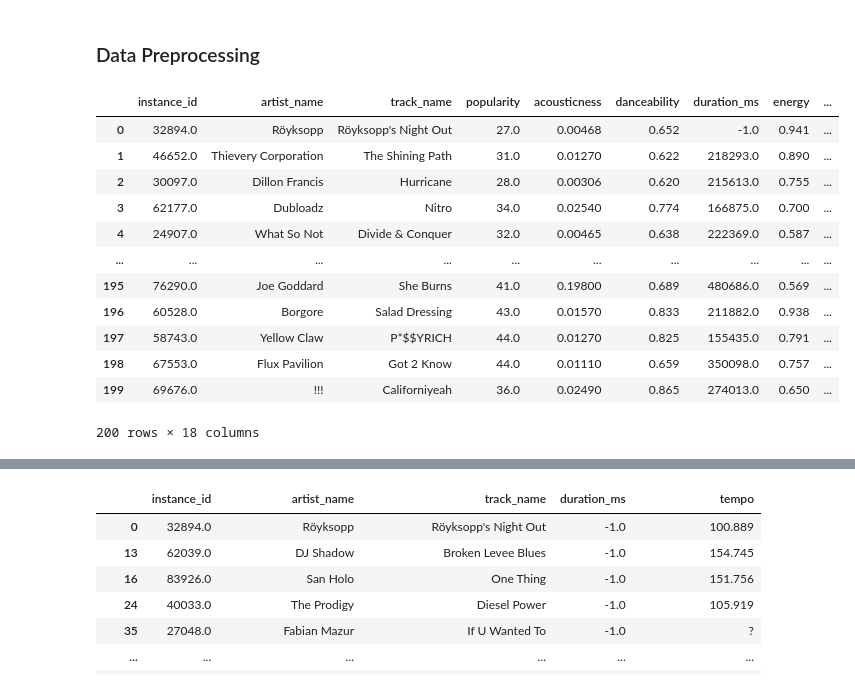
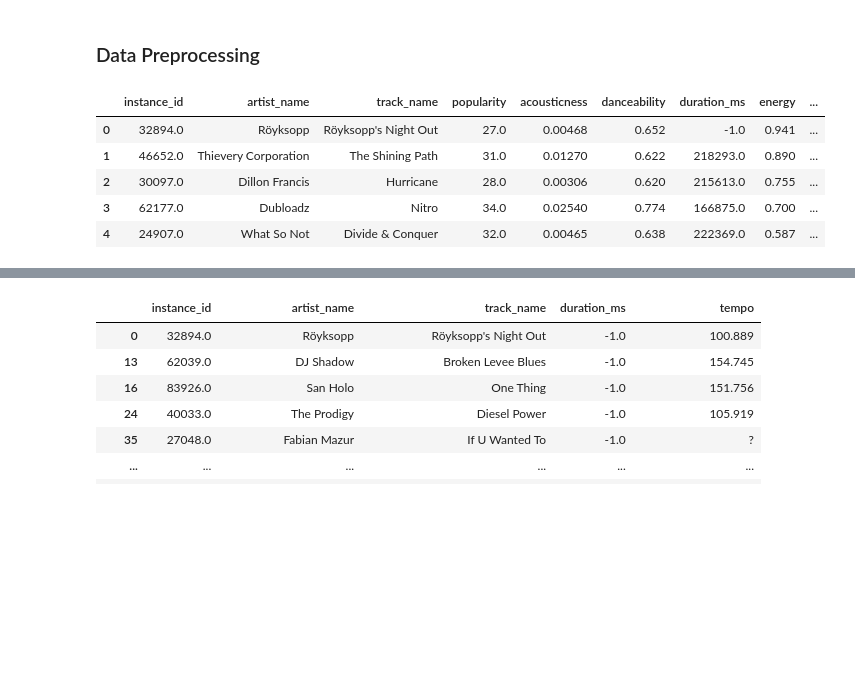
Before and after one commit to alarsen123/music-genre-classification, a Jupyter notebook: MLP2/analysis/analysis.ipynb, the cells around one changed output, grey strips where cells are left out. Saved outputs shown, nothing was run; the diff lists cells and outputs as text; code cells hidden in the pictures; blank space fills up the shorter version.

```diff
--- a/MLP2/analysis/analysis.ipynb
+++ b/MLP2/analysis/analysis.ipynb
@@ -319,21 +307,14 @@ corr_df.to_csv('../input/audio_means.csv')
 # %%
 # Load the data
 df = pd.read_csv('../rawdata/music_genre.csv')
-df.head(200)
+df.head(5)
 # %% [output]
 |  | instance_id | artist_name | track_name | popularity | acousticness | danceability | duration_ms | energy | ... |
 | 0 | 32894.0 | Röyksopp | Röyksopp's Night Out | 27.0 | 0.00468 | 0.652 | -1.0 | 0.941 | ... |
 | 1 | 46652.0 | Thievery Corporation | The Shining Path | 31.0 | 0.01270 | 0.622 | 218293.0 | 0.890 | ... |
 | 2 | 30097.0 | Dillon Francis | Hurricane | 28.0 | 0.00306 | 0.620 | 215613.0 | 0.755 | ... |
 | 3 | 62177.0 | Dubloadz | Nitro | 34.0 | 0.02540 | 0.774 | 166875.0 | 0.700 | ... |
 | 4 | 24907.0 | What So Not | Divide & Conquer | 32.0 | 0.00465 | 0.638 | 222369.0 | 0.587 | ... |
-| ... | ... | ... | ... | ... | ... | ... | ... | ... | ... |
-| 195 | 76290.0 | Joe Goddard | She Burns | 41.0 | 0.19800 | 0.689 | 480686.0 | 0.569 | ... |
-| 196 | 60528.0 | Borgore | Salad Dressing | 43.0 | 0.01570 | 0.833 | 211882.0 | 0.938 | ... |
-| 197 | 58743.0 | Yellow Claw | P*$$YRICH | 44.0 | 0.01270 | 0.825 | 155435.0 | 0.791 | ... |
-| 198 | 67553.0 | Flux Pavilion | Got 2 Know | 44.0 | 0.01110 | 0.659 | 350098.0 | 0.757 | ... |
-| 199 | 69676.0 | !!! | Californiyeah | 36.0 | 0.02490 | 0.865 | 274013.0 | 0.650 | ... |
-200 rows × 18 columns
 # %%
 df.tail()
 # %% [output]
```
Also changed, not shown: parts of 34 cells of this notebook, 4 other files.
